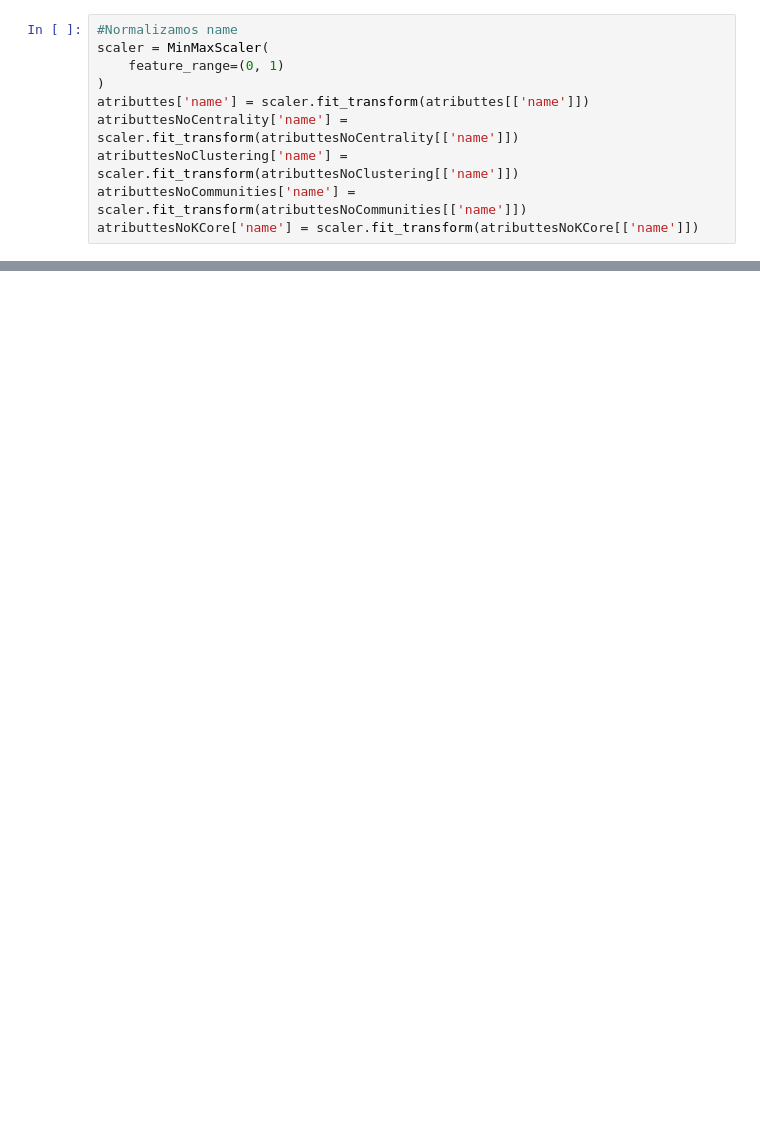
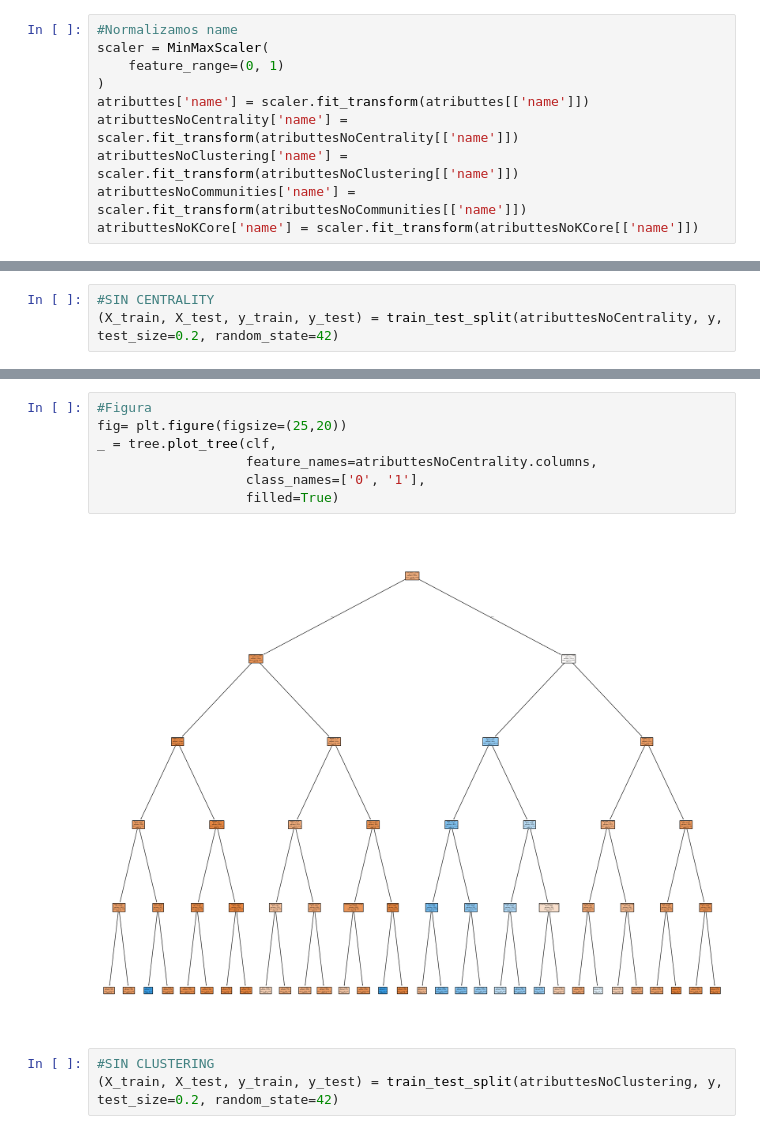
Before and after one commit to angelalop03/AprendizajeAutomaticoRelacional-G1, a Jupyter notebook: Estudios/Metricas_Arbol_Decision.ipynb, the cells around one changed output, grey strips where cells are left out. Saved outputs shown, nothing was run; the diff lists cells and outputs as text; blank space fills up the shorter version.

```diff
--- a/Estudios/Metricas_Arbol_Decision.ipynb
+++ b/Estudios/Metricas_Arbol_Decision.ipynb
@@ -268,0 +109,3 @@ cv_results
+# %%
+#SIN CENTRALITY
+(X_train, X_test, y_train, y_test) = train_test_split(atributtesNoCentrality, y, test_size=0.2, random_state=42)
@@ -268,0 +132,12 @@ cv_results
+# %%
+#Figura
+fig= plt.figure(figsize=(25,20))
+_ = tree.plot_tree(clf,
+                   feature_names=atributtesNoCentrality.columns,
+                   class_names=['0', '1'],
+                   filled=True)
+# %% [output]
+[figure, added]
+# %%
+#SIN CLUSTERING
+(X_train, X_test, y_train, y_test) = train_test_split(atributtesNoClustering, y, test_size=0.2, random_state=42)
```
Also changed, not shown: parts of 32 cells of this notebook, 1 other file.
